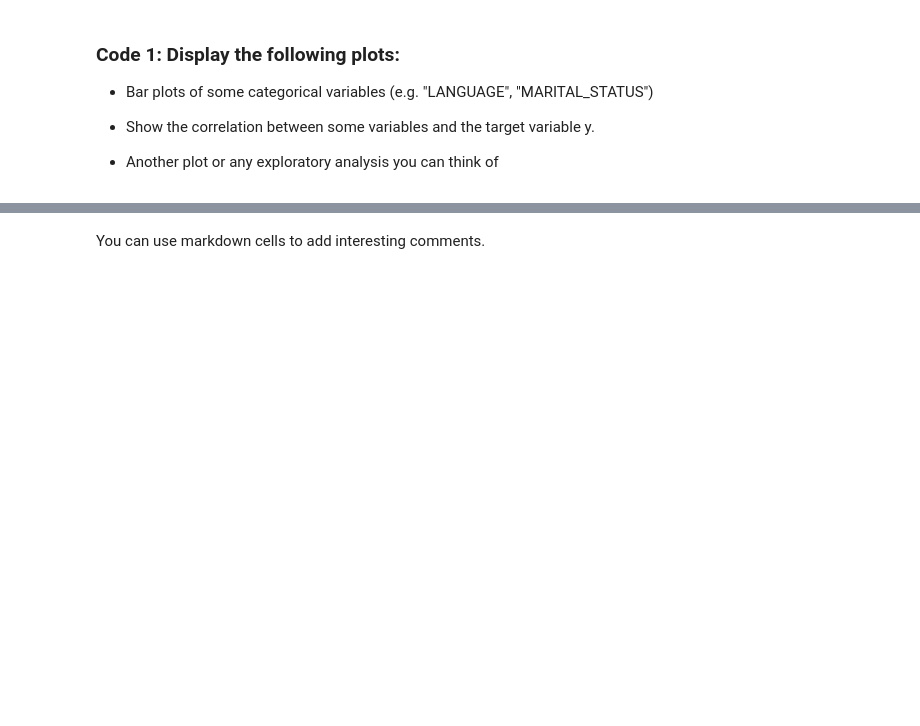
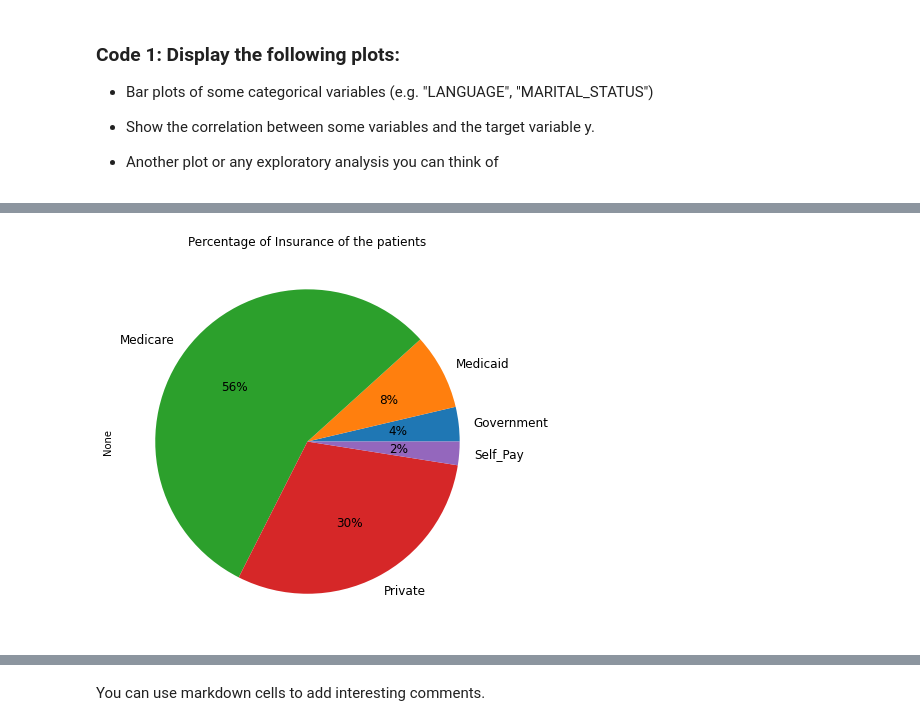
Before and after one commit to lyshuga/DataCamp, a Jupyter notebook: TP3-black.ipynb, the cells around one changed output, grey strips where cells are left out. Drawn from its saved outputs; the diff is of its cells as text; code cells hidden in the pictures; blank space fills up the shorter version.

```diff
--- a/TP3-black.ipynb
+++ b/TP3-black.ipynb
@@ -172,2 +172,8 @@ X['MARITAL_STATUS'].value_counts().plot(kind='bar')
+# %%
+plt.figure(figsize=(7,7))
+X.groupby('INSURANCE').size().plot(kind='pie',autopct='%1.0f%%',  textprops={'fontsize': 12}, title="Percentage of Insurance of the patients")
+plt.show()
+# %% [output]
+[figure, added]
 # %%
 X['MARITAL_STATUS'].dtype.name
```
Also changed, not shown: parts of 12 cells of this notebook.
